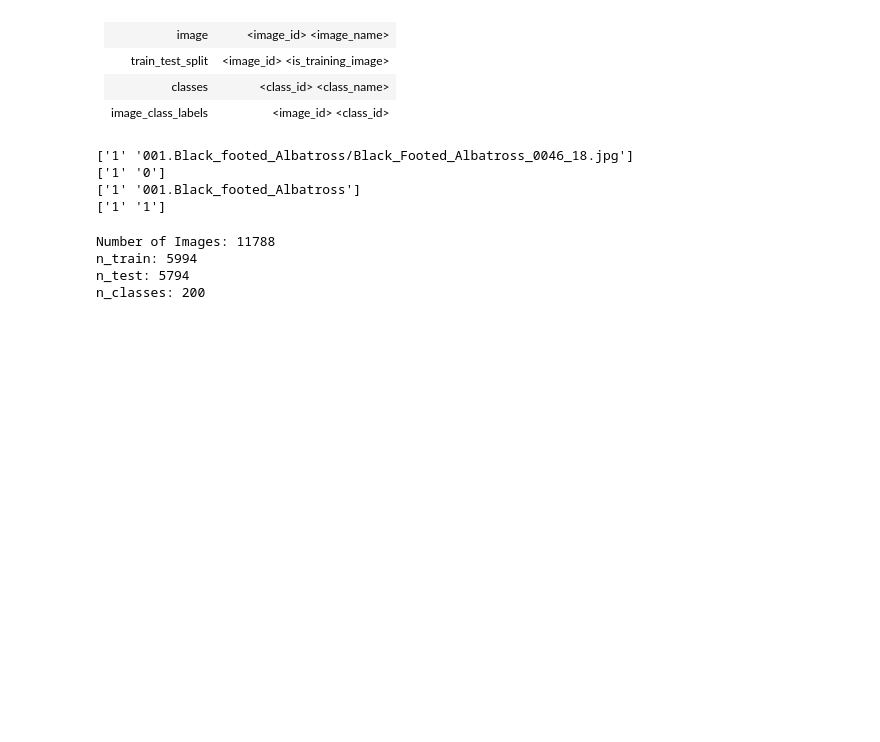
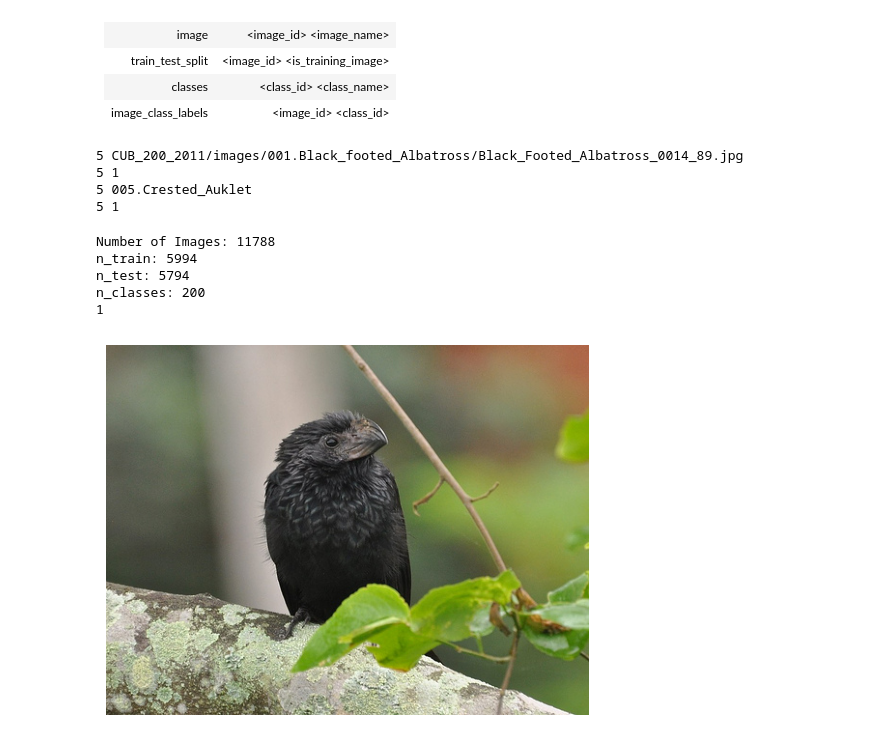
Before and after one commit to shubham282raj/CNN-Image-Classification, a Jupyter notebook: cnn_classification.ipynb, the cells around one changed output. Cells and saved outputs as stored; diff of their text form; code cells hidden in the pictures; blank space fills up the shorter version.

```diff
--- a/cnn_classification.ipynb
+++ b/cnn_classification.ipynb
@@ -9,9 +9,16 @@ image_class_labels_url = "./CUB_200_2011/image_class_labels.txt"
 Loading .txt file
 # %%
 image = np.genfromtxt(images_url , delimiter=' ', dtype=str) #<image_id> <image_name>
+image = {int(row[0]): "CUB_200_2011/images/"+row[1] for row in image}
+
 train_test_split = np.genfromtxt(train_test_split_url, delimiter=" ", dtype=str) #<image_id> <is_training_image>
+train_test_split = {int(row[0]): int(row[1]) for row in train_test_split}
+
 classes = np.genfromtxt(classes_url, delimiter=" ", dtype=str) #<class_id> <class_name>
-image_class_labels = np.genfromtxt(image_class_labels_url, delimiter=" ", dtype=str) #<image_id> <class_id>
+classes = {int(row[0]): row[1] for row in classes}
+
+image_class_labels = np.genfromtxt(image_class_labels_url, delimiter=" ", dtype=str).astype(int) #<image_id> <class_id>
+image_class_labels = {int(row[0]): int(row[1]) for row in image_class_labels}
 # %% [markdown]
 <table>
     <tr>
@@ -32,23 +39,24 @@ image_class_labels = np.genfromtxt(image_class_labels_url, delimiter=" ", dtype=
     </tr>
 </table>
 # %%
-print(image[0])
-print(train_test_split[0])
-print(classes[0])
-print(image_class_labels[0])
+row = 5
+print(row, image[row])
+print(row, train_test_split[row])
+print(row, classes[row])
+print(row, image_class_labels[row])
 # %% [output]
-['1' '001.Black_footed_Albatross/Black_Footed_Albatross_0046_18.jpg']
-['1' '0']
-['1' '001.Black_footed_Albatross']
-['1' '1']
+5 CUB_200_2011/images/001.Black_footed_Albatross/Black_Footed_Albatross_0014_89.jpg
+5 1
+5 005.Crested_Auklet
+5 1
 # %%
-image_train = train_test_split[train_test_split[:,1]=="1"]
-image_test = train_test_split[train_test_split[:,1]=="0"]
-n_train = image_train.shape[0]
-n_test = image_test.shape[0]
-n_classes = classes.shape[0]
+image_train = {key: value for key, value in  train_test_split.items() if value == 1}
+image_test = {key: value for key, value in  train_test_split.items() if value == 0}
+n_train = len(image_train)
+n_test = len(image_test)
+n_classes = len(classes)
 
-print("Number of Images:", image.shape[0])
+print("Number of Images:", len(image))
 print(f"n_train: {n_train}")
 print(f"n_test: {n_test}")
 print(f"n_classes: {n_classes}")
@@ -57,3 +65,4 @@ Number of Images: 11788
 n_train: 5994
 n_test: 5794
 n_classes: 200
+1
@@ -59,0 +71,7 @@ n_classes: 200
+# %%
+temp_image_id = 224
+plt.imshow(plt.imread(image[temp_image_id]))
+plt.axis(False)
+plt.show()
+# %% [output]
+[figure, added]
```
Also changed, not shown: parts of 1 cell of this notebook.
